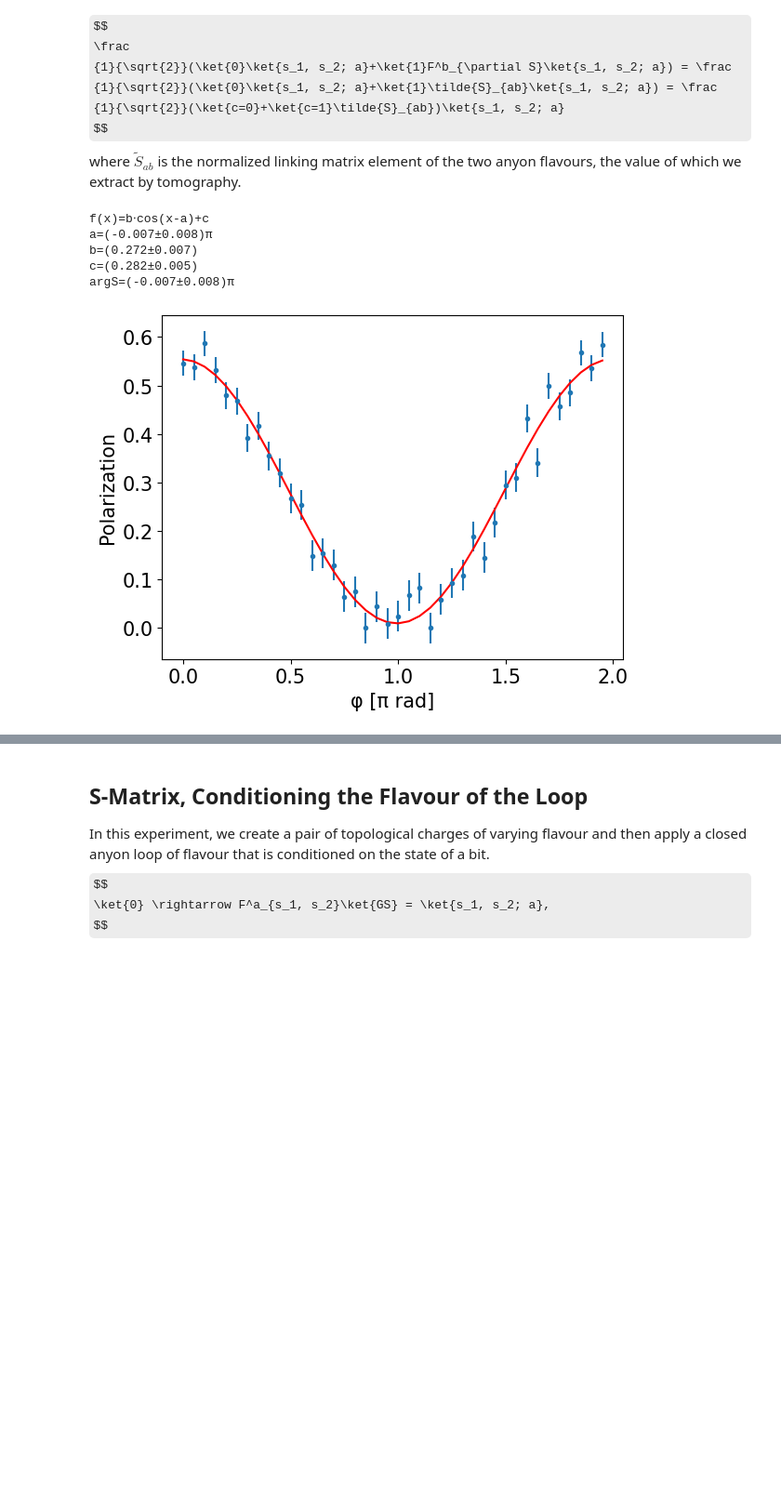
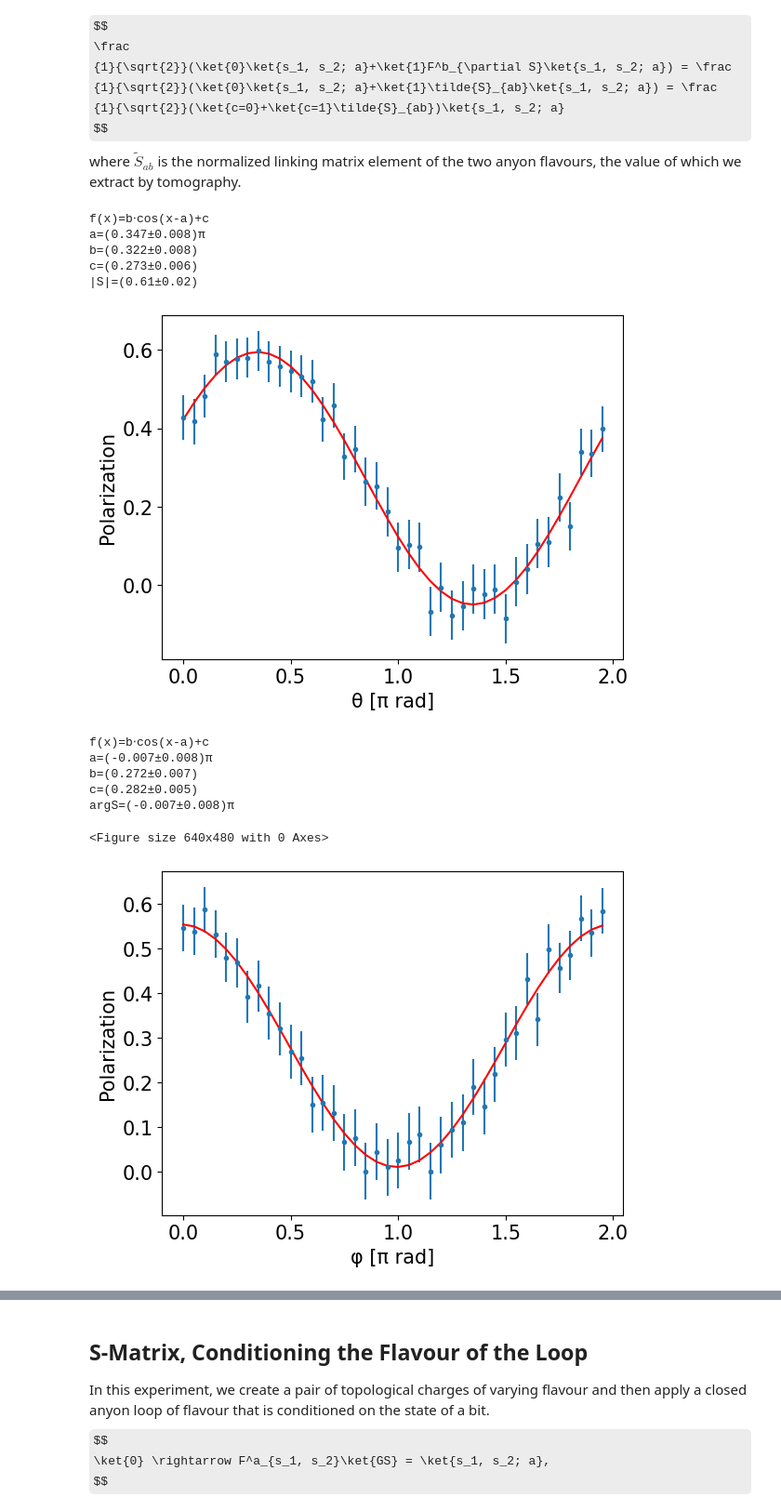
Before and after one commit to DaanTimmers/kitaevsim, a Jupyter notebook: Quantum double/Tomography Fittings.ipynb, the cells around one changed output, grey strips where cells are left out. Shown at 93% size. Saved outputs shown, nothing was run; the diff lists cells and outputs as text; code cells hidden in the pictures; some formulas as TeX source; blank space fills up the shorter version.

```diff
--- a/Quantum double/Tomography Fittings.ipynb
+++ b/Quantum double/Tomography Fittings.ipynb
@@ -104,11 +241,18 @@ pols_th = np.array([ 0.427,  0.417,  0.482,  0.588,  0.569 , 0.577 , 0.58 ,  0.5
   0.096,  0.104,  0.097, -0.067, -0.005 ,-0.076 ,-0.053, -0.009, -0.023 ,-0.01,
  -0.085,  0.009,  0.041,  0.106 , 0.11  , 0.224  ,0.15  , 0.34  , 0.336  ,0.398])
 # %%
-out = plotting(False)
+out = plotting()
 # %% [output]
 f(x)=b⋅cos(x-a)+c
-a=(-0.007±0.008)π
-b=(0.272±0.007)
-c=(0.282±0.005)
-argS=(-0.007±0.008)π
+a=(0.347±0.008)π
+b=(0.322±0.008)
+c=(0.273±0.006)
+|S|=(0.61±0.02)
-[figure, old version]
+[figure, new version]
+f(x)=b⋅cos(x-a)+c
+a=(-0.007±0.008)π
+b=(0.272±0.007)
+c=(0.282±0.005)
+argS=(-0.007±0.008)π
+<Figure size 640x480 with 0 Axes>
+[figure, added]
```
Also changed, not shown: parts of 24 cells of this notebook, 1 other file.
